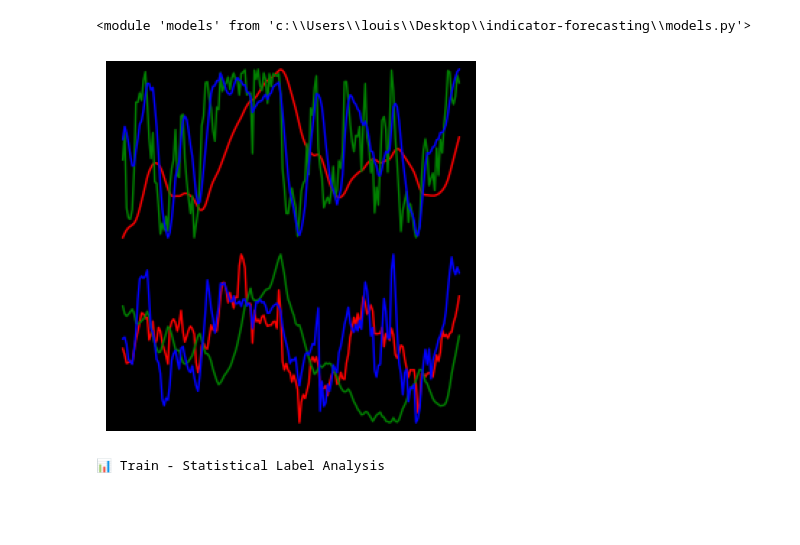
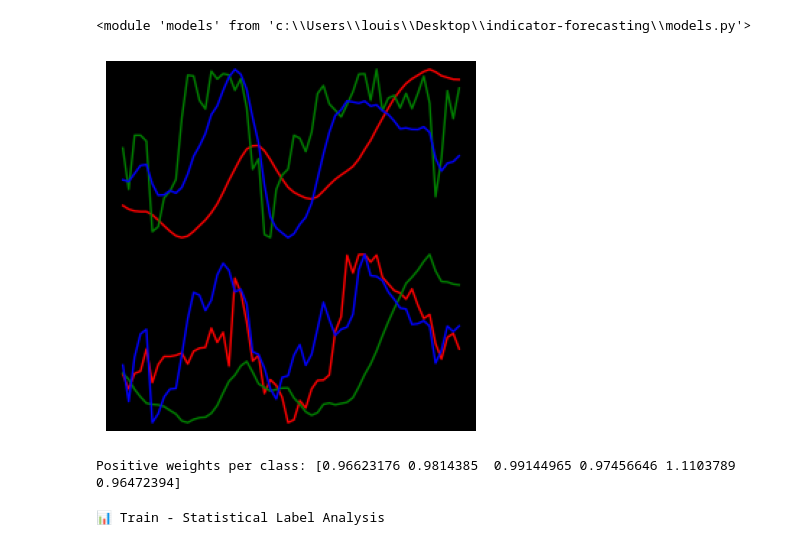
Before and after one commit to iduin/indicator-forecasting, a Jupyter notebook: baseline.ipynb, the cells around one changed output. Drawn from its saved outputs; the diff is of its cells as text; code cells hidden in the pictures; blank space fills up the shorter version.

```diff
--- a/baseline.ipynb
+++ b/baseline.ipynb
@@ -28,12 +28,12 @@ import torch.nn as nn
 from torchvision import datasets, transforms, models
 from torch.utils.data import Dataset, DataLoader
 # %%
-img = mpimg.imread('data\\BIIB_0.png')
+img = mpimg.imread('data_synth\\CAC-40d1_p1_0.png')
 plt.imshow(img)
 plt.axis('off')  # Hide axes
 plt.show()
 # %% [output]
-[figure, old version]
+[figure, new version]
 # %%
 TRAIN_DIR = "data/"
 TEST_DIR = "test/"
@@ -95,6 +95,30 @@ indices = random.sample(range(len(test_synth_dataset)), subset_size)
 # Wrap in Subset and new DataLoader
 small_synth_test_dataset = Subset(test_synth_dataset, indices)
 small_synth_test_loader = DataLoader(small_synth_test_dataset, batch_size=TEST_BATCH_SIZE, shuffle=False)
+# %%
+# Accumulate labels
+all_labels = []
+
+for _, labels, *_ in tqdm(train_loader):  # *rest handles any extra outputs like dates
+    all_labels.append(labels)
+
+# Concatenate into a single tensor
+all_labels = torch.cat(all_labels, dim=0)  # shape: [num_samples, num_classes]
+
+# Compute positive and negative counts per class
+positive_counts = all_labels.sum(dim=0)
+total_counts = all_labels.shape[0]
+neg_counts = total_counts - positive_counts
+
+# Compute pos_weight = N / P
+pos_weights = neg_counts / positive_counts
+
+# Define loss function with pos_weight
+pos_weights = pos_weights.to(torch.float32).to(DEVICE)
+
+print("Positive weights per class:", pos_weights.cpu().numpy())
+# %% [output]
+Positive weights per class: [0.96623176 0.9814385  0.99144965 0.97456646 1.1103789  0.96472394]
 # %%
 plot_statistical_analysis(train_dataset, INDICS, "Train")
 plot_statistical_analysis(small_test_dataset, INDICS, "Small Test")
```
Also changed, not shown: parts of 21 cells of this notebook, 43 other files.
